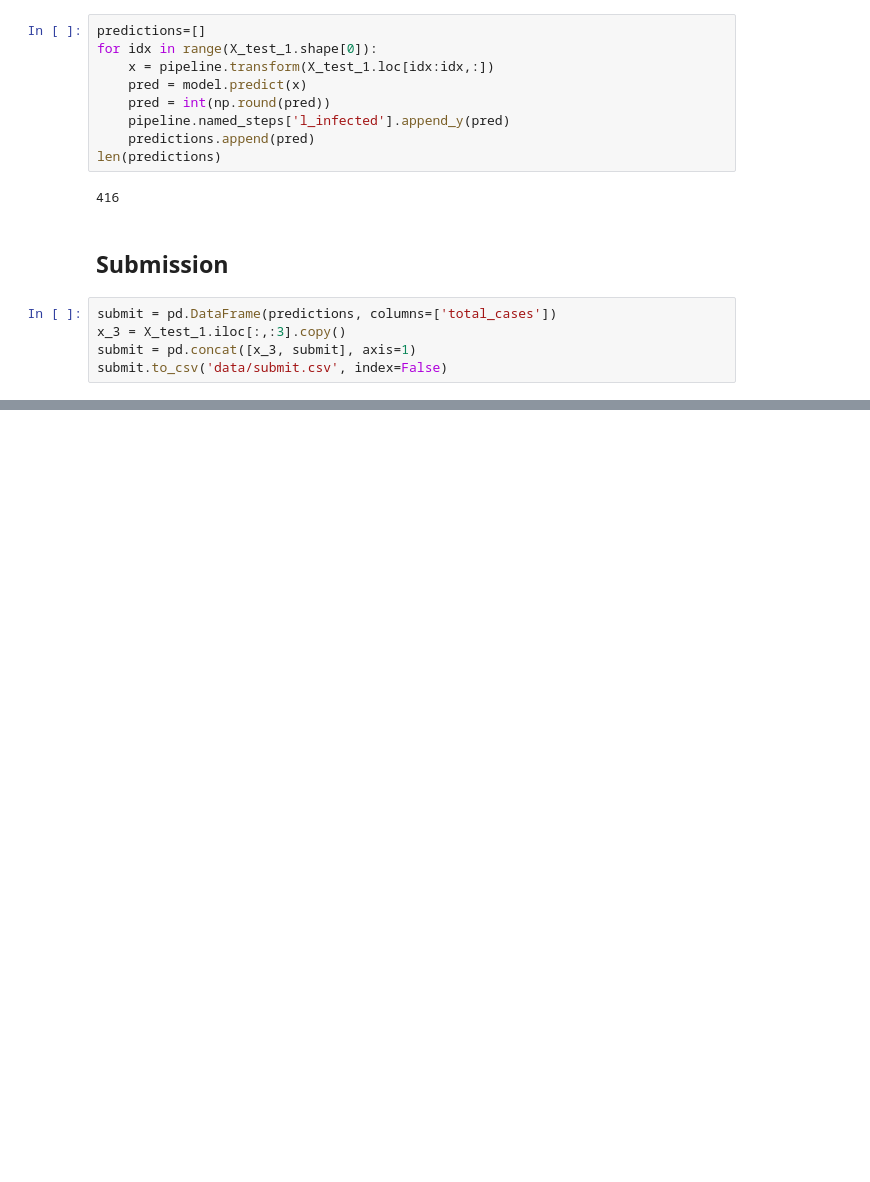
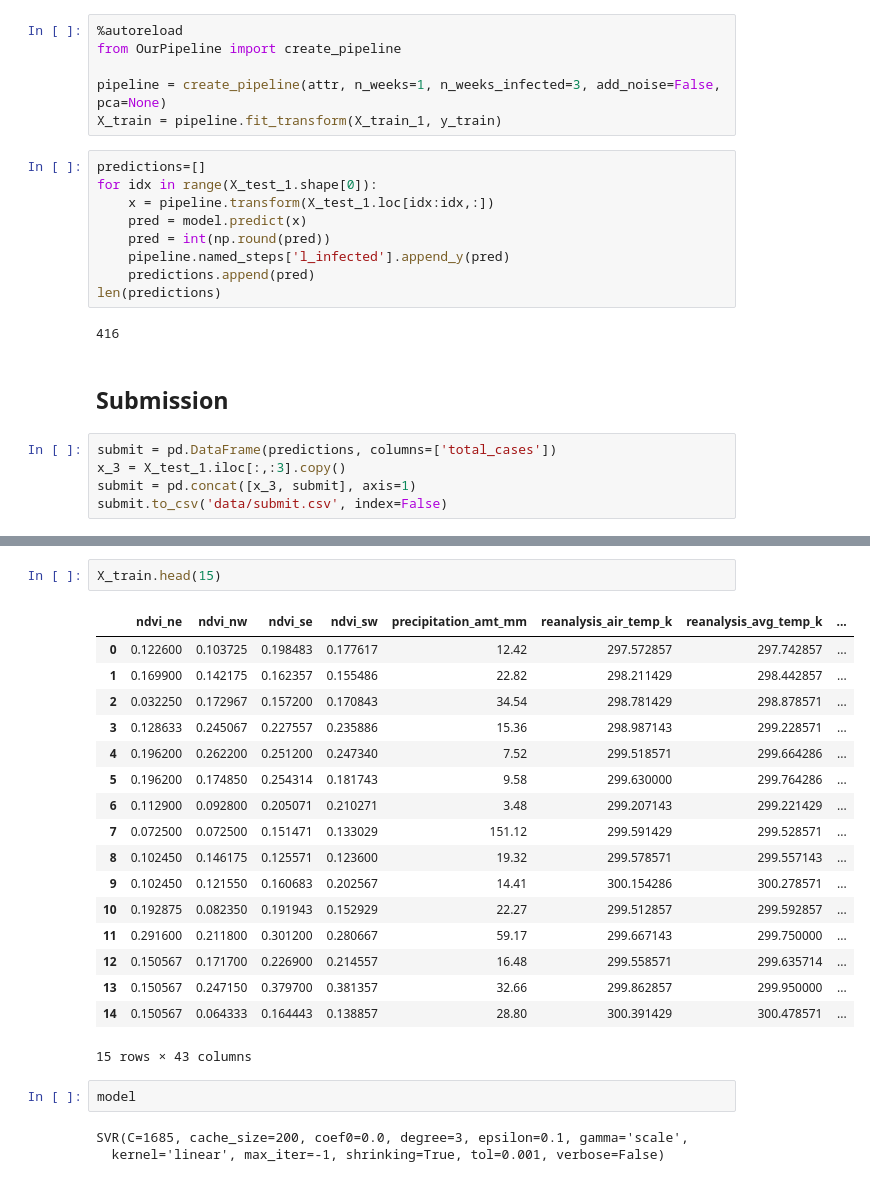
Before and after one commit to MLobo1997/DengAI, a Jupyter notebook: models.ipynb, the cells around one changed output, grey strips where cells are left out. Saved outputs shown, nothing was run; the diff lists cells and outputs as text; blank space fills up the shorter version.

Commit message:
tried disabling the double layer of noise

```diff
--- a/models.ipynb
+++ b/models.ipynb
@@ -266,6 +267,12 @@ model.fit(X_train, y_train)
 # %% [output]
 SVR(C=1685, cache_size=200, coef0=0.0, degree=3, epsilon=0.1, gamma='scale',
   kernel='linear', max_iter=-1, shrinking=True, tol=0.001, verbose=False)
+# %%
+%autoreload
+from OurPipeline import create_pipeline
+
+pipeline = create_pipeline(attr, n_weeks=1, n_weeks_infected=3, add_noise=False, pca=None)
+X_train = pipeline.fit_transform(X_train_1, y_train)
 # %%
 predictions=[]
 for idx in range(X_test_1.shape[0]):
@@ -286,0 +315,25 @@ submit.to_csv('data/submit.csv', index=False)
+# %%
+X_train.head(15)
+# %% [output]
+|  | ndvi_ne | ndvi_nw | ndvi_se | ndvi_sw | precipitation_amt_mm | reanalysis_air_temp_k | reanalysis_avg_temp_k | ... |
+| 0 | 0.122600 | 0.103725 | 0.198483 | 0.177617 | 12.42 | 297.572857 | 297.742857 | ... |
+| 1 | 0.169900 | 0.142175 | 0.162357 | 0.155486 | 22.82 | 298.211429 | 298.442857 | ... |
+| 2 | 0.032250 | 0.172967 | 0.157200 | 0.170843 | 34.54 | 298.781429 | 298.878571 | ... |
+| 3 | 0.128633 | 0.245067 | 0.227557 | 0.235886 | 15.36 | 298.987143 | 299.228571 | ... |
+| 4 | 0.196200 | 0.262200 | 0.251200 | 0.247340 | 7.52 | 299.518571 | 299.664286 | ... |
+| 5 | 0.196200 | 0.174850 | 0.254314 | 0.181743 | 9.58 | 299.630000 | 299.764286 | ... |
+| 6 | 0.112900 | 0.092800 | 0.205071 | 0.210271 | 3.48 | 299.207143 | 299.221429 | ... |
+| 7 | 0.072500 | 0.072500 | 0.151471 | 0.133029 | 151.12 | 299.591429 | 299.528571 | ... |
+| 8 | 0.102450 | 0.146175 | 0.125571 | 0.123600 | 19.32 | 299.578571 | 299.557143 | ... |
+| 9 | 0.102450 | 0.121550 | 0.160683 | 0.202567 | 14.41 | 300.154286 | 300.278571 | ... |
+| 10 | 0.192875 | 0.082350 | 0.191943 | 0.152929 | 22.27 | 299.512857 | 299.592857 | ... |
+| 11 | 0.291600 | 0.211800 | 0.301200 | 0.280667 | 59.17 | 299.667143 | 299.750000 | ... |
+| 12 | 0.150567 | 0.171700 | 0.226900 | 0.214557 | 16.48 | 299.558571 | 299.635714 | ... |
+| 13 | 0.150567 | 0.247150 | 0.379700 | 0.381357 | 32.66 | 299.862857 | 299.950000 | ... |
+| 14 | 0.150567 | 0.064333 | 0.164443 | 0.138857 | 28.80 | 300.391429 | 300.478571 | ... |
+15 rows × 43 columns
+# %%
+model
+# %% [output]
+SVR(C=1685, cache_size=200, coef0=0.0, degree=3, epsilon=0.1, gamma='scale',
+  kernel='linear', max_iter=-1, shrinking=True, tol=0.001, verbose=False)
```
Also changed, not shown: parts of 3 cells of this notebook, 1 other file.
